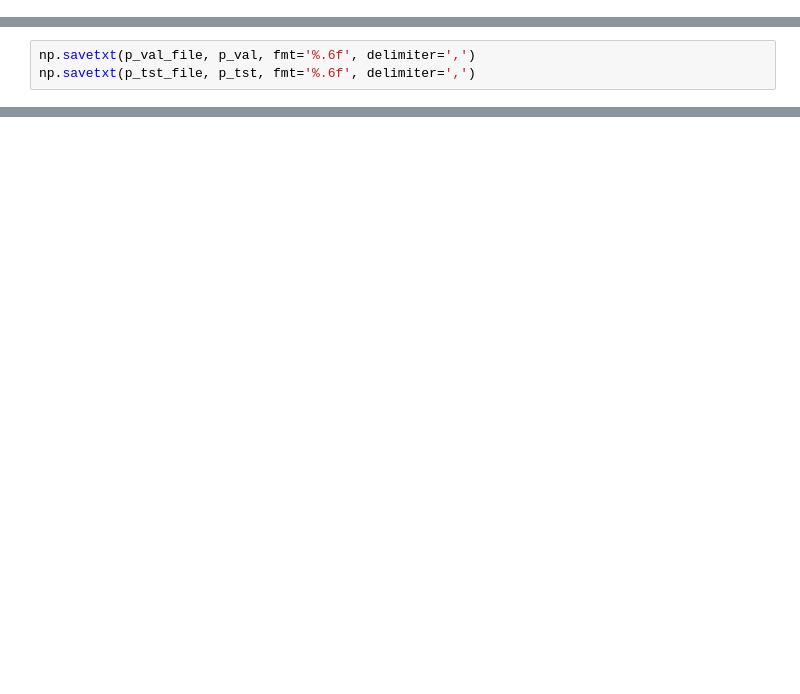
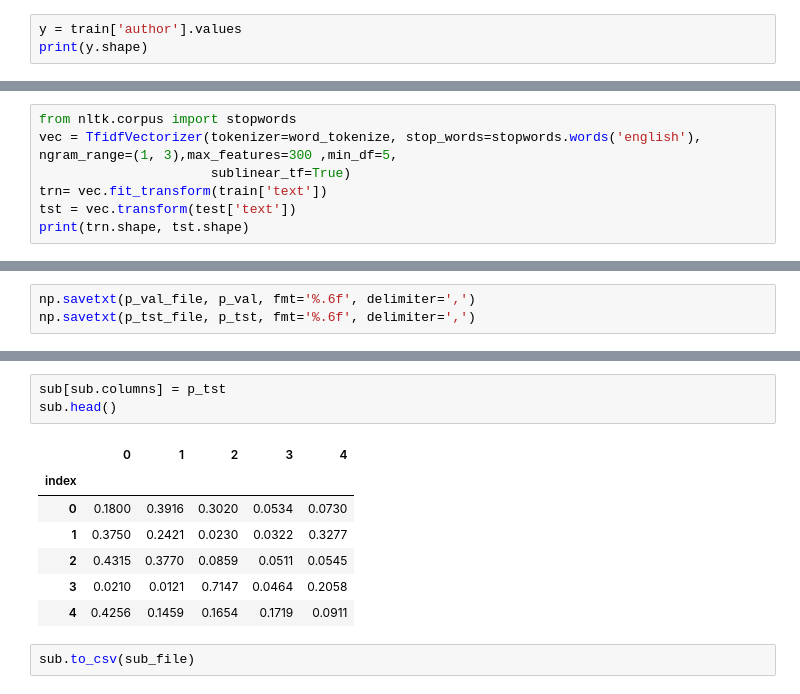
Before and after one commit to cksgnlcjswo/dku_dacon, a Jupyter notebook: 기말대회/lightgbm-cv.ipynb, the cells around one changed output, grey strips where cells are left out. Saved outputs shown, nothing was run; the diff lists cells and outputs as text; blank space fills up the shorter version.

```diff
--- a/기말대회/lightgbm-cv.ipynb
+++ b/기말대회/lightgbm-cv.ipynb
@@ -128,0 +107,3 @@ print(trn.shape, tst.shape)
+# %%
+y = train['author'].values
+print(y.shape)
@@ -128,0 +122,7 @@ print(trn.shape, tst.shape)
+# %%
+from nltk.corpus import stopwords
+vec = TfidfVectorizer(tokenizer=word_tokenize, stop_words=stopwords.words('english'), ngram_range=(1, 3),max_features=300 ,min_df=5,
+                      sublinear_tf=True)
+trn= vec.fit_transform(train['text'])
+tst = vec.transform(test['text'])
+print(trn.shape, tst.shape)
@@ -191,0 +234,13 @@ NameError: name 'model' is not defined
+# %%
+sub[sub.columns] = p_tst
+sub.head()
+# %% [output]
+|  | 0 | 1 | 2 | 3 | 4 |
+| index |  |  |  |  |  |
+| 0 | 0.1800 | 0.3916 | 0.3020 | 0.0534 | 0.0730 |
+| 1 | 0.3750 | 0.2421 | 0.0230 | 0.0322 | 0.3277 |
+| 2 | 0.4315 | 0.3770 | 0.0859 | 0.0511 | 0.0545 |
+| 3 | 0.0210 | 0.0121 | 0.7147 | 0.0464 | 0.2058 |
+| 4 | 0.4256 | 0.1459 | 0.1654 | 0.1719 | 0.0911 |
+# %%
+sub.to_csv(sub_file)
```
Also changed, not shown: parts of 25 cells of this notebook.
